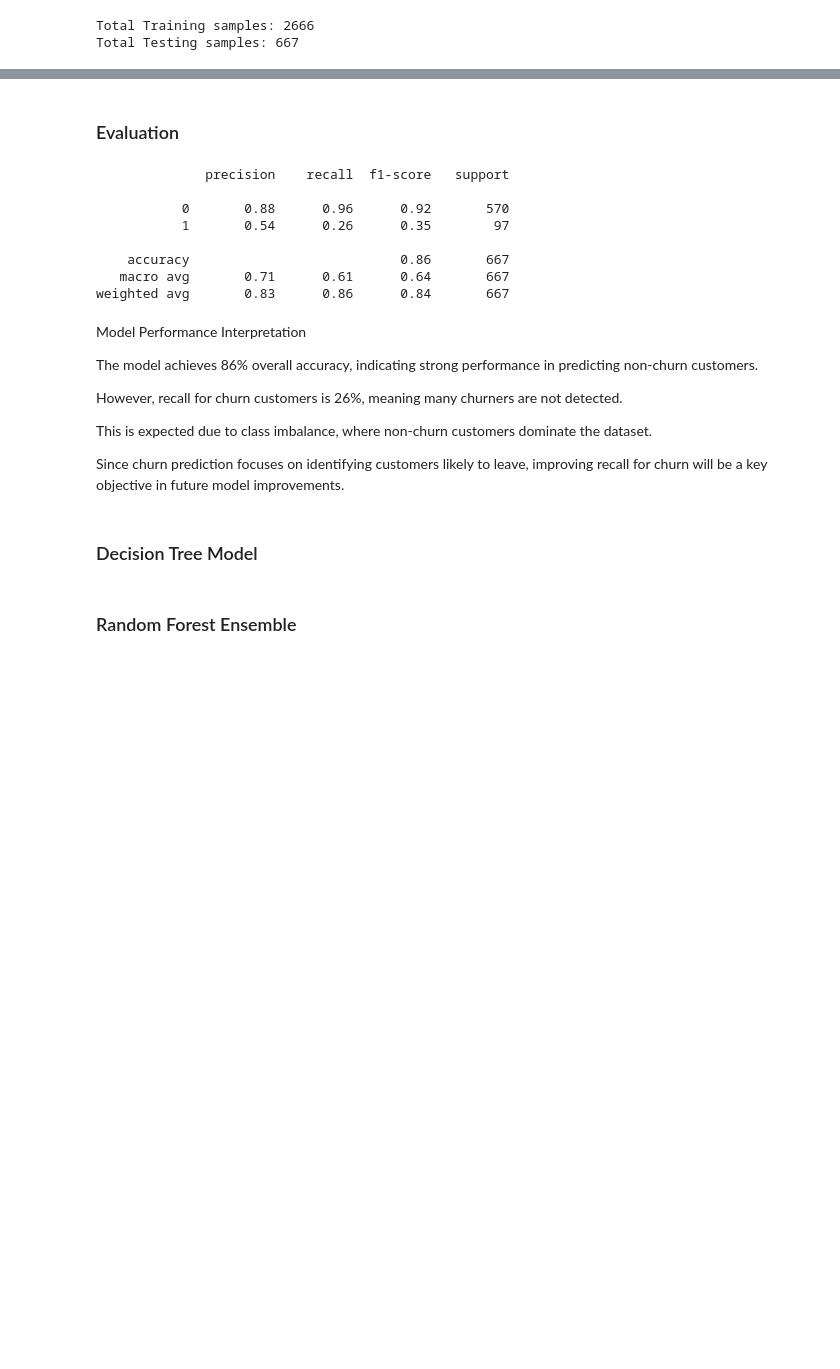
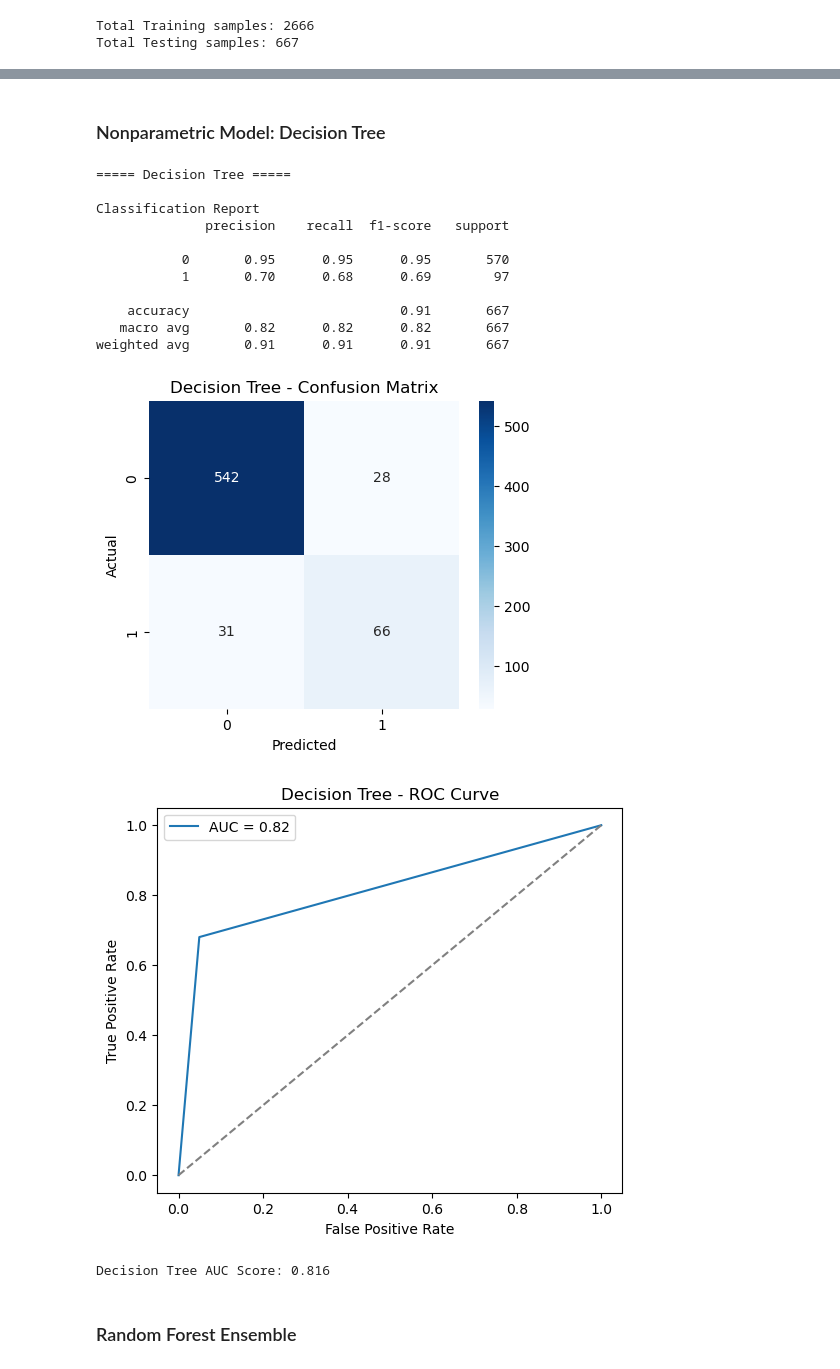
Before and after one commit to Marian-amo/SyriaTel--telecom-customer-churn-prediction, a Jupyter notebook: notebook.ipynb, the cells around one changed output, grey strips where cells are left out. Saved outputs shown, nothing was run; the diff lists cells and outputs as text; code cells hidden in the pictures; blank space fills up the shorter version.

Commit message:
add Decision tree and Roc

```diff
--- a/notebook.ipynb
+++ b/notebook.ipynb
@@ -318,30 +445,2 @@ logistic_pipeline = Pipeline([
 # %% [markdown]
-### Evaluation
+### Nonparametric Model: Decision Tree
-# %%
-logistic_pipeline.fit(X_train,y_train)
-
-predictions = logistic_pipeline.predict(X_test)
-
-print(classification_report(y_test,predictions))
-# %% [output]
-              precision    recall  f1-score   support
-
-           0       0.88      0.96      0.92       570
-           1       0.54      0.26      0.35        97
-
-    accuracy                           0.86       667
-   macro avg       0.71      0.61      0.64       667
-weighted avg       0.83      0.86      0.84       667
-# %% [markdown]
-
-Model Performance Interpretation
-
-The model achieves 86% overall accuracy, indicating strong performance in predicting non-churn customers.
-
-However, recall for churn customers is 26%, meaning many churners are not detected.
-
-This is expected due to class imbalance, where non-churn customers dominate the dataset.
-
-Since churn prediction focuses on identifying customers likely to leave, improving recall for churn will be a key objective in future model improvements.
-# %% [markdown]
-### Decision Tree Model
@@ -354,3 +447,27 @@ tree_pipeline = Pipeline([
+# %%
+tree_pipeline = Pipeline([
+    ("features", FeatureEngineering()),
+    ("preprocess", preprocessor),
+    ("model", DecisionTreeClassifier(random_state=42))
+])
+tree_results = evaluate_model(
+    tree_pipeline, X_train, X_test, y_train, y_test, "Decision Tree"
+)
+# %% [output]
+===== Decision Tree =====
+
+Classification Report
+              precision    recall  f1-score   support
+
+           0       0.95      0.95      0.95       570
+           1       0.70      0.68      0.69        97
+
+    accuracy                           0.91       667
+   macro avg       0.82      0.82      0.82       667
+weighted avg       0.91      0.91      0.91       667
+[figure, added]
+[figure, added]
+Decision Tree AUC Score: 0.816
 # %% [markdown]
 ### Random Forest Ensemble
 # %%
```
Also changed, not shown: parts of 58 cells of this notebook.
